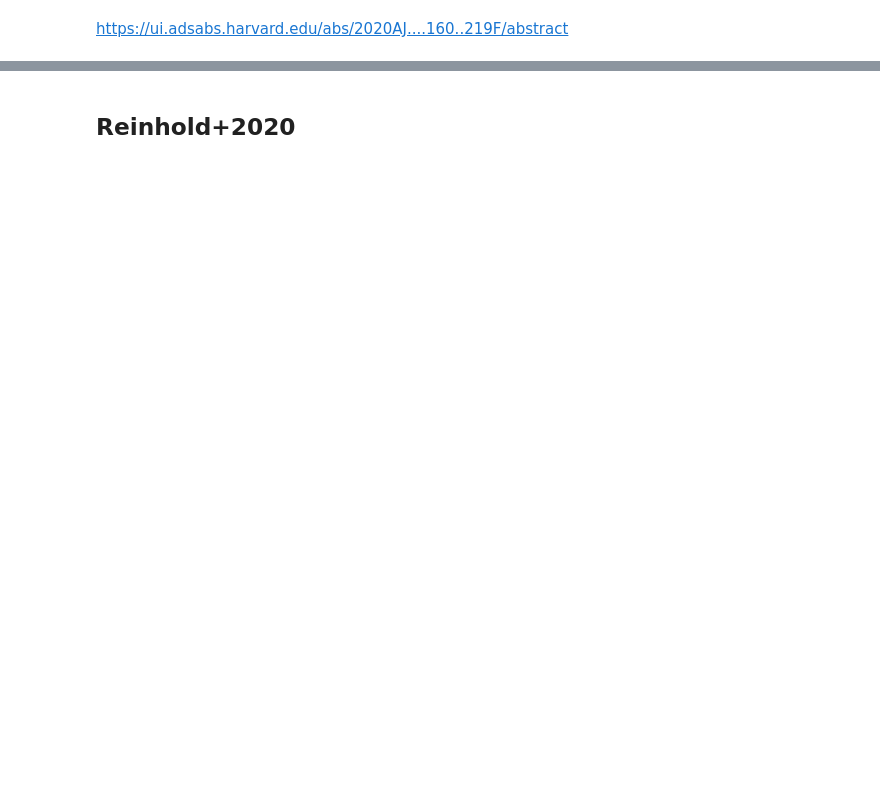
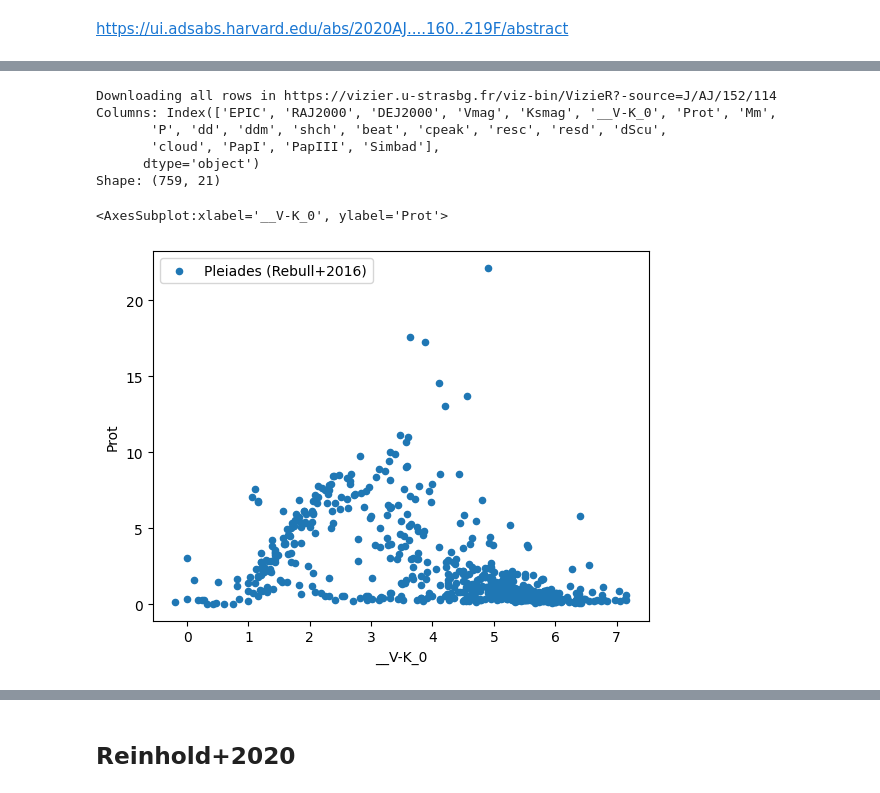
Before and after one commit to jpdeleon/chronos, a Jupyter notebook: notebooks/rotation_catalogs.ipynb, the cells around one changed output, grey strips where cells are left out. Saved outputs shown, nothing was run; the diff lists cells and outputs as text; code cells hidden in the pictures; blank space fills up the shorter version.

```diff
--- a/notebooks/rotation_catalogs.ipynb
+++ b/notebooks/rotation_catalogs.ipynb
@@ -28,0 +54,15 @@ Created TAP+ (v1.2.1) - Connection:
+# %%
+key = cr.star.VIZIER_KEYS_PROT_CATALOG['Rebull2016_Pleiades']
+pleiades = cr.get_vizier_tables(key, tab_index=0, row_limit=-1)
+# %% [output]
+Downloading all rows in https://vizier.u-strasbg.fr/viz-bin/VizieR?-source=J/AJ/152/114
+Columns: Index(['EPIC', 'RAJ2000', 'DEJ2000', 'Vmag', 'Ksmag', '__V-K_0', 'Prot', 'Mm',
+       'P', 'dd', 'ddm', 'shch', 'beat', 'cpeak', 'resc', 'resd', 'dScu',
+       'cloud', 'PapI', 'PapIII', 'Simbad'],
+      dtype='object')
+Shape: (759, 21)
+# %%
+pleiades.plot.scatter(x='__V-K_0', y='Prot', label='Pleiades (Rebull+2016)')
+# %% [output]
+<AxesSubplot:xlabel='__V-K_0', ylabel='Prot'>
+[figure, added]
```
Also changed, not shown: parts of 26 cells of this notebook, 10 other files.
